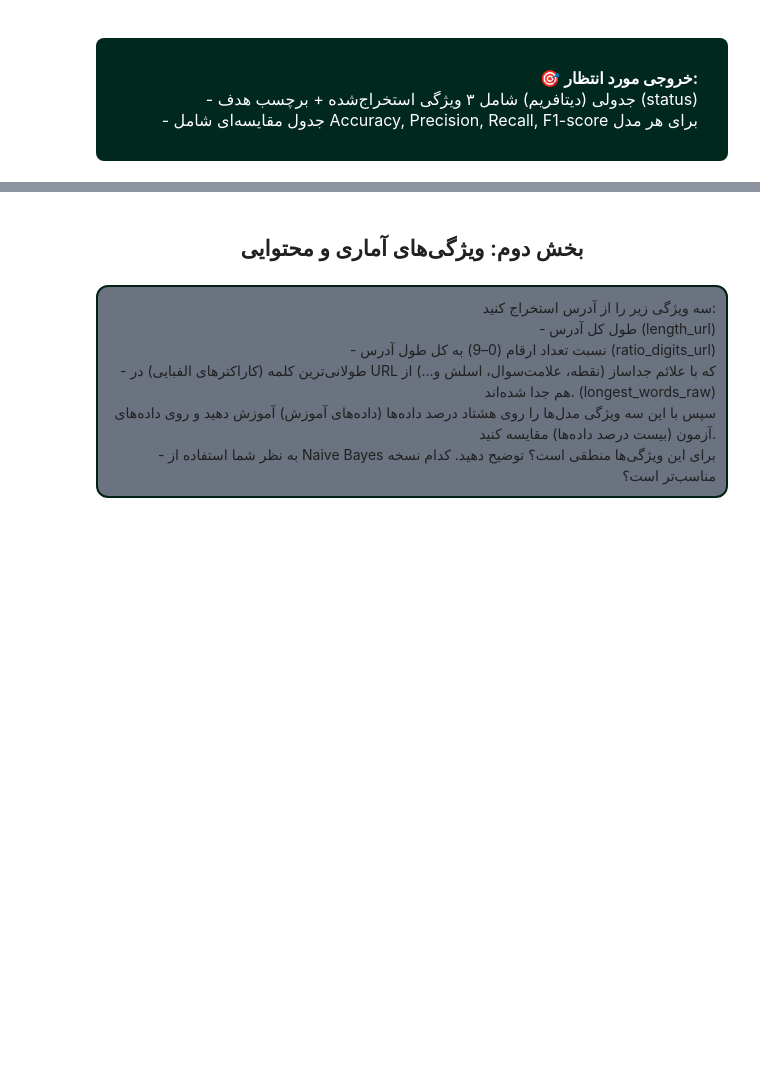
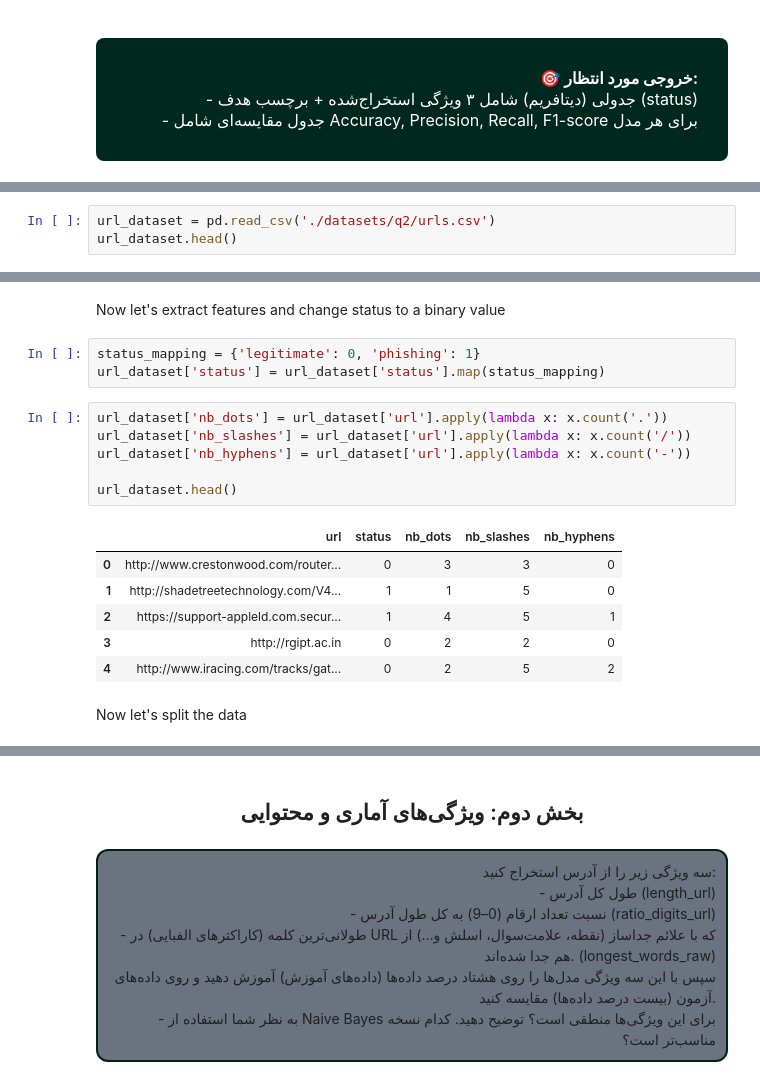
Before and after one commit to SMani24/NLP, a Jupyter notebook: CA2/NLP_CA2_Mirshabani_810801080.ipynb, the cells around one changed output, grey strips where cells are left out. Drawn from its saved outputs; the diff is of its cells as text; blank space fills up the shorter version.

```diff
--- a/CA2/NLP_CA2_Mirshabani_810801080.ipynb
+++ b/CA2/NLP_CA2_Mirshabani_810801080.ipynb
@@ -519,0 +776,3 @@ class multinomial_naive_bayes:
+# %%
+url_dataset = pd.read_csv('./datasets/q2/urls.csv')
+url_dataset.head()
@@ -519,0 +786,20 @@ class multinomial_naive_bayes:
+# %% [markdown]
+Now let's extract features and change status to a binary value
+# %%
+status_mapping = {'legitimate': 0, 'phishing': 1}
+url_dataset['status'] = url_dataset['status'].map(status_mapping)
+# %%
+url_dataset['nb_dots'] = url_dataset['url'].apply(lambda x: x.count('.'))
+url_dataset['nb_slashes'] = url_dataset['url'].apply(lambda x: x.count('/'))
+url_dataset['nb_hyphens'] = url_dataset['url'].apply(lambda x: x.count('-'))
+
+url_dataset.head()
+# %% [output]
+|  | url | status | nb_dots | nb_slashes | nb_hyphens |
+| 0 | http://www.crestonwood.com/router... | 0 | 3 | 3 | 0 |
+| 1 | http://shadetreetechnology.com/V4... | 1 | 1 | 5 | 0 |
+| 2 | https://support-appleld.com.secur... | 1 | 4 | 5 | 1 |
+| 3 | http://rgipt.ac.in | 0 | 2 | 2 | 0 |
+| 4 | http://www.iracing.com/tracks/gat... | 0 | 2 | 5 | 2 |
+# %% [markdown]
+Now let's split the data
```
Also changed, not shown: parts of 74 cells of this notebook.
